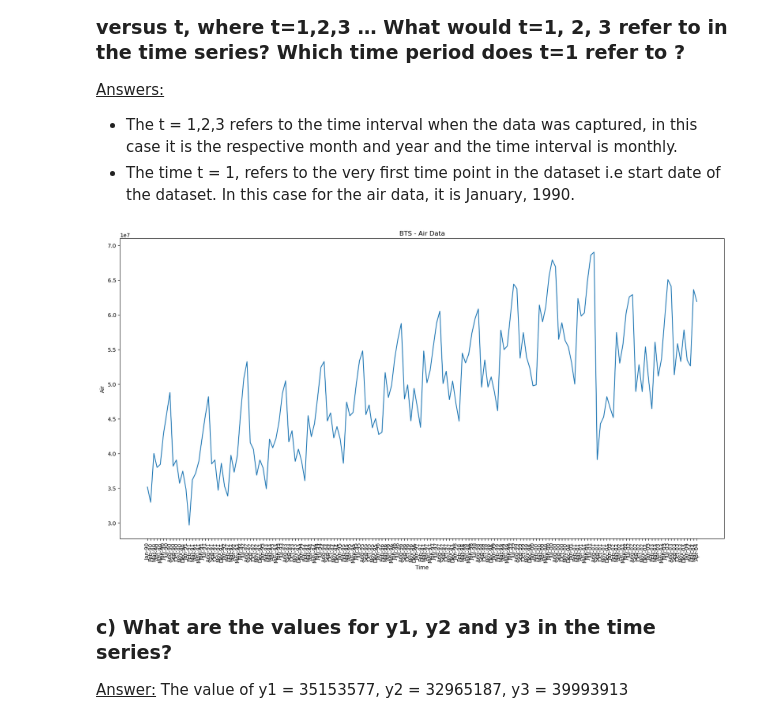
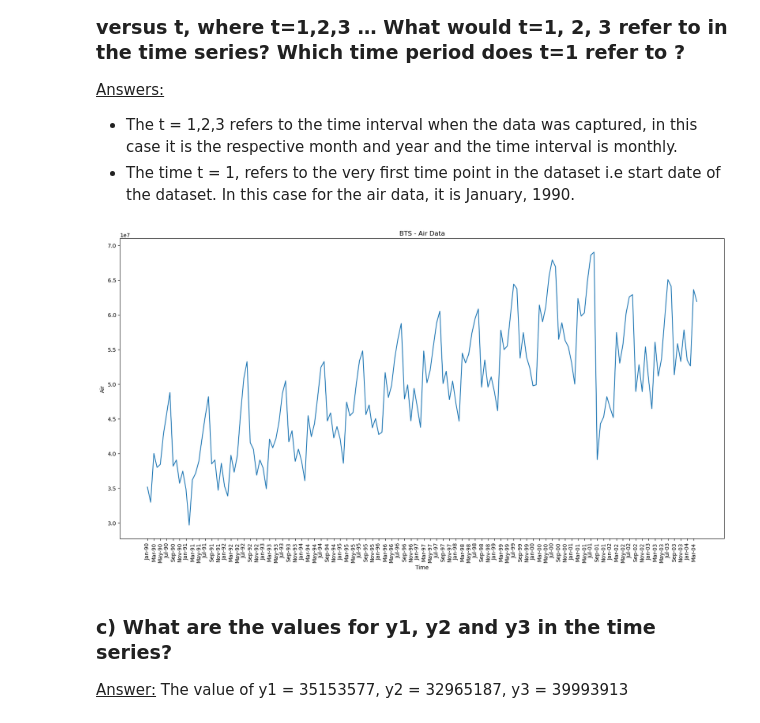
Before and after one commit to babli18/Time-Series, a Jupyter notebook: Assignment 1/Assignment1.ipynb, the cells around one changed output. Saved outputs shown, nothing was run; the diff lists cells and outputs as text; code cells hidden in the pictures.

```diff
--- a/Assignment 1/Assignment1.ipynb
+++ b/Assignment 1/Assignment1.ipynb
@@ -35,13 +35,14 @@ The resons being, BTS is trying to understand the impact of 9/11 attack on the U
 # %%
 plt.figure(figsize=(20,10))
 sns.lineplot(data=bts_df, x = "Month", y = "Air ")
 plt.xlabel('Time')
 plt.ylabel('Air',)
 plt.xticks(rotation=90)
+plt.xticks(bts_df['Month'][::2])
 plt.title('BTS - Air Data')
 plt.show()
 # %% [output]
-[figure, old version]
+[figure, new version]
 # %% [markdown]
 ### c)	What are the values for y1, y­2 and y3 in the time series?
 
```
Also changed, not shown: parts of 12 cells of this notebook.
